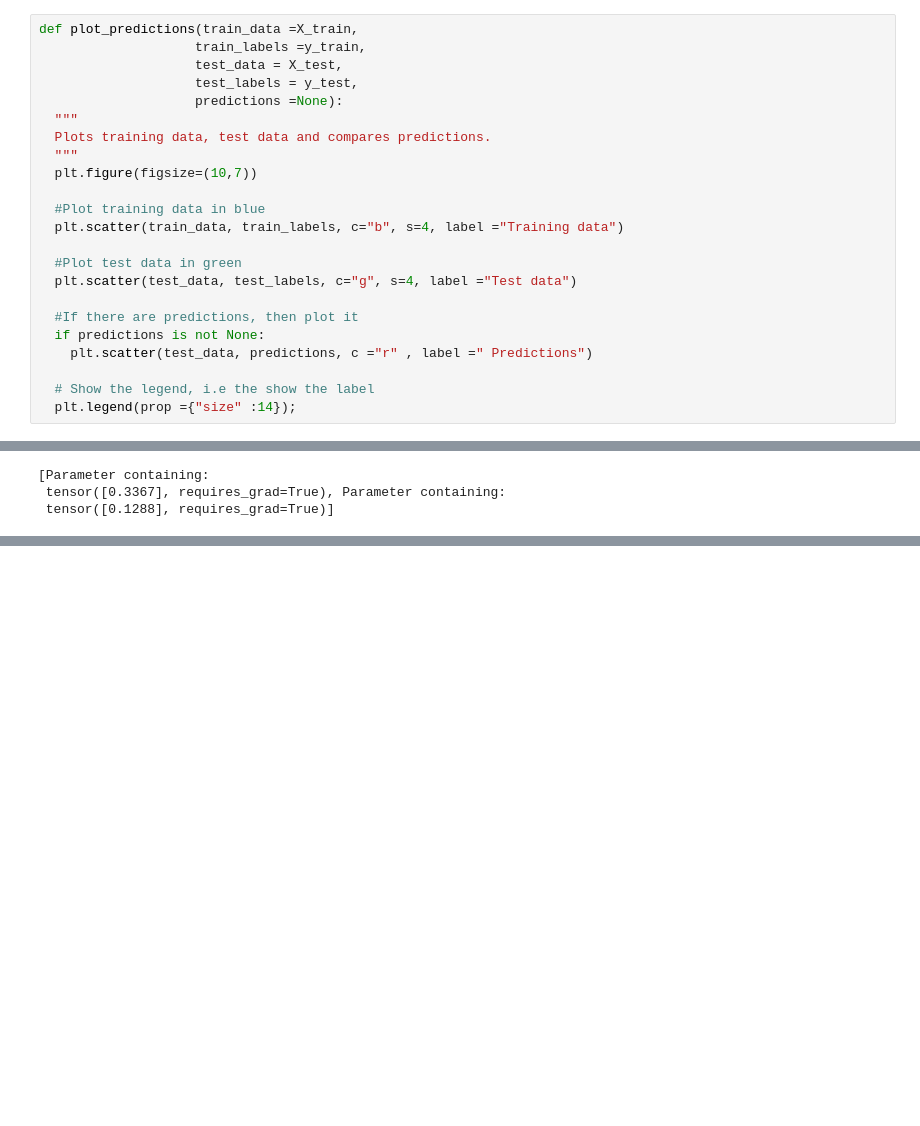
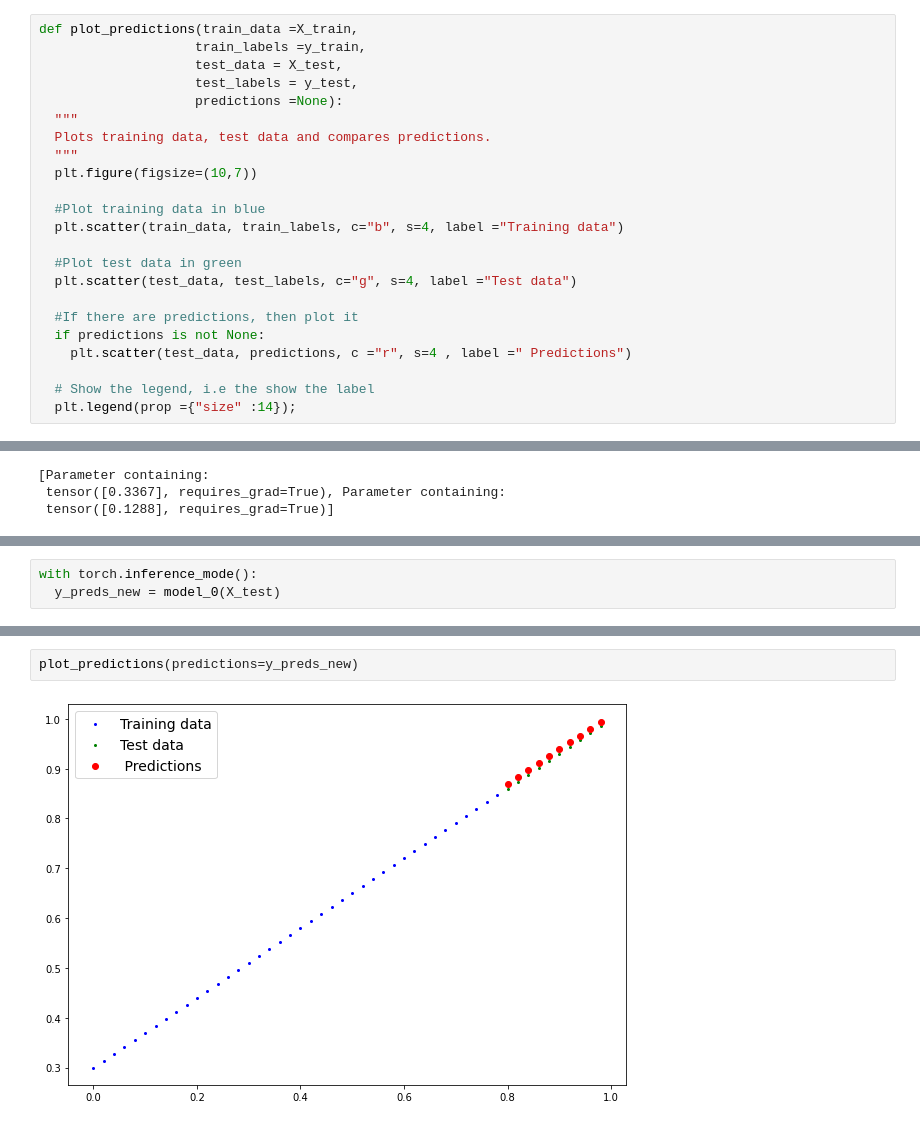
Before and after one commit to oyinloluwa20/Deep-Learning, a Jupyter notebook: pytorch_workflow.ipynb, the cells around one changed output, grey strips where cells are left out. Cells and saved outputs as stored; diff of their text form; blank space fills up the shorter version.

```diff
--- a/pytorch_workflow.ipynb
+++ b/pytorch_workflow.ipynb
@@ -108,7 +108,7 @@ def plot_predictions(train_data =X_train,
 
   #If there are predictions, then plot it
   if predictions is not None:
-    plt.scatter(test_data, predictions, c ="r" , label =" Predictions")
+    plt.scatter(test_data, predictions, c ="r", s=4 , label =" Predictions")
 
   # Show the legend, i.e the show the label
   plt.legend(prop ={"size" :14});
@@ -227,0 +341,3 @@ model_0.state_dict()
+# %%
+with torch.inference_mode():
+  y_preds_new = model_0(X_test)
@@ -227,0 +348,4 @@ model_0.state_dict()
+# %%
+plot_predictions(predictions=y_preds_new)
+# %% [output]
+[figure, added]
```
Also changed, not shown: parts of 37 cells of this notebook.
